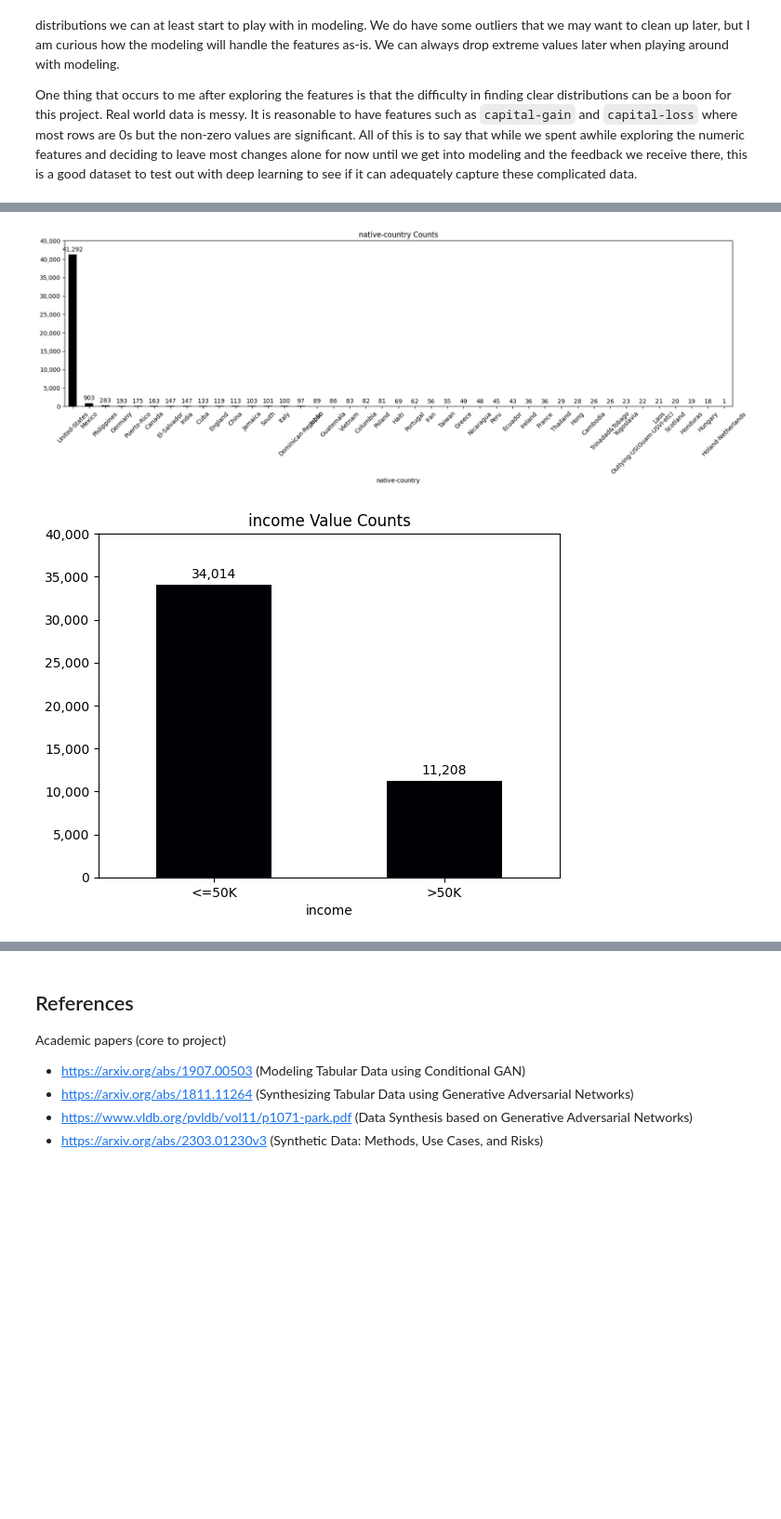
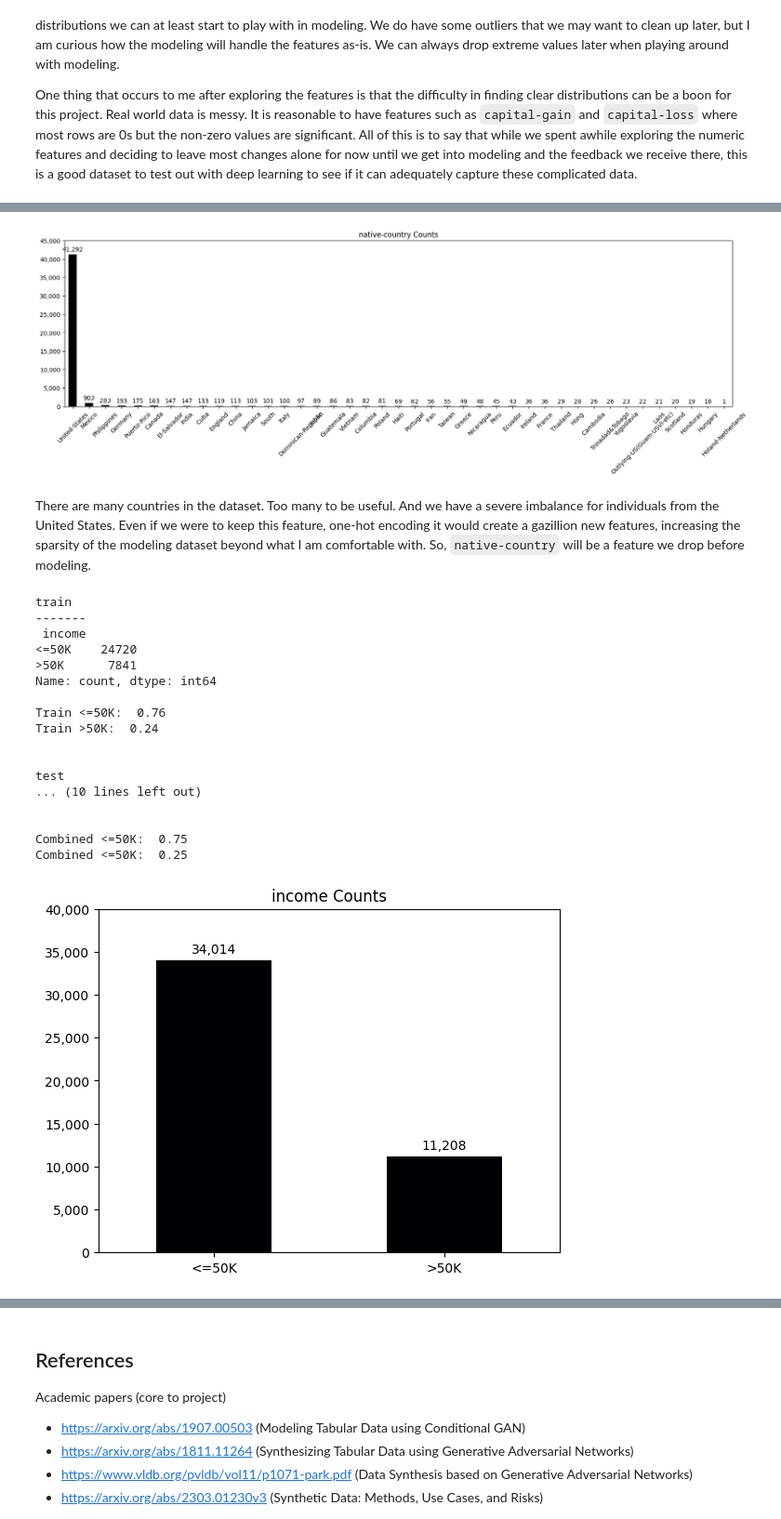
Before and after one commit to jhleakakos/msds-deep-learning-final, a Jupyter notebook: my_data_is_realer_than_yours.ipynb, the cells around one changed output, grey strips where cells are left out. Shown at 93% size. Cells and saved outputs as stored; diff of their text form; code cells hidden in the pictures; blank space fills up the shorter version.

```diff
--- a/my_data_is_realer_than_yours.ipynb
+++ b/my_data_is_realer_than_yours.ipynb
@@ -1126,10 +1183,10 @@ ax = df['native-country'].value_counts().plot(
     kind='bar'
     , title='native-country Counts'
     , rot=45
-    , xlabel=None
     , cmap='magma'
     , figsize=(20, 5)
 )
+ax.set(xlabel=None)
 ax.bar_label(
     ax.containers[0]
     , fmt='{:,.0f}'
@@ -1139,22 +1196,72 @@ ax.bar_label(
 ax.set_yticks(ax.get_yticks())
 ax.set_yticklabels([f'{x:,.0f}' for x in ax.get_yticks()]);
 # %% [output]
-[figure, old version]
+[figure, new version]
+# %% [markdown]
+There are many countries in the dataset. Too many to be useful. And we have a severe imbalance for individuals from the United States. Even if we were to keep this feature, one-hot encoding it would create a gazillion new features, increasing the sparsity of the modeling dataset beyond what I am comfortable with. So, `native-country` will be a feature we drop before modeling.
 # %%
 ax = df['income'].value_counts().plot(
     kind='bar'
     , title='income Counts'
     , rot=0
-    , xlabel=None
     , cmap='magma'
 )
+ax.set(xlabel=None)
 ax.bar_label(
     ax.containers[0]
     , fmt='{:,.0f}'
     , padding=3
 );
 
 ax.set_yticks(ax.get_yticks())
 ax.set_yticklabels([f'{x:,.0f}' for x in ax.get_yticks()]);
+
+print(
+    'train\n-------\n'
+    , pd.read_csv(
+        './data/adult.data'
+        , names=col_names
+        , skipinitialspace=True
+    )['income'].value_counts()
+    , f'\n\nTrain <=50K: {24720/(24720+7841): 0.2f}'
+    , f'\nTrain >50K: {7841/(24720+7841): 0.2f}'
+)
+
+
+print(
+    '\n\ntest\n-------\n'
+    , pd.read_csv(
+        './data/adult.test'
+        , names=col_names
+        , skipinitialspace=True
+        , skiprows=1
+    )['income'].value_counts()
+    , f'\n\nTest <=50K: {12435/(12435+3846): 0.2f}'
+    , f'\nTest >50K: {3846/(12435+3846): 0.2f}'
+    , '\n\n'
+)
+
+print(
+    f'\n\nCombined <=50K: {34014/(34014+11208): 0.2f}'
+    , f'\nCombined <=50K: {11208/(34014+11208): 0.2f}'
+    , '\n'
+)
 # %% [output]
+train
+-------
+ income
+<=50K    24720
+>50K      7841
+Name: count, dtype: int64
+
+Train <=50K:  0.76
+Train >50K:  0.24
+
+
+test
+... (10 lines left out)
+
+
+Combined <=50K:  0.75
+Combined <=50K:  0.25
-[figure, old version]
+[figure, new version]
```
Also changed, not shown: parts of 23 cells of this notebook.
